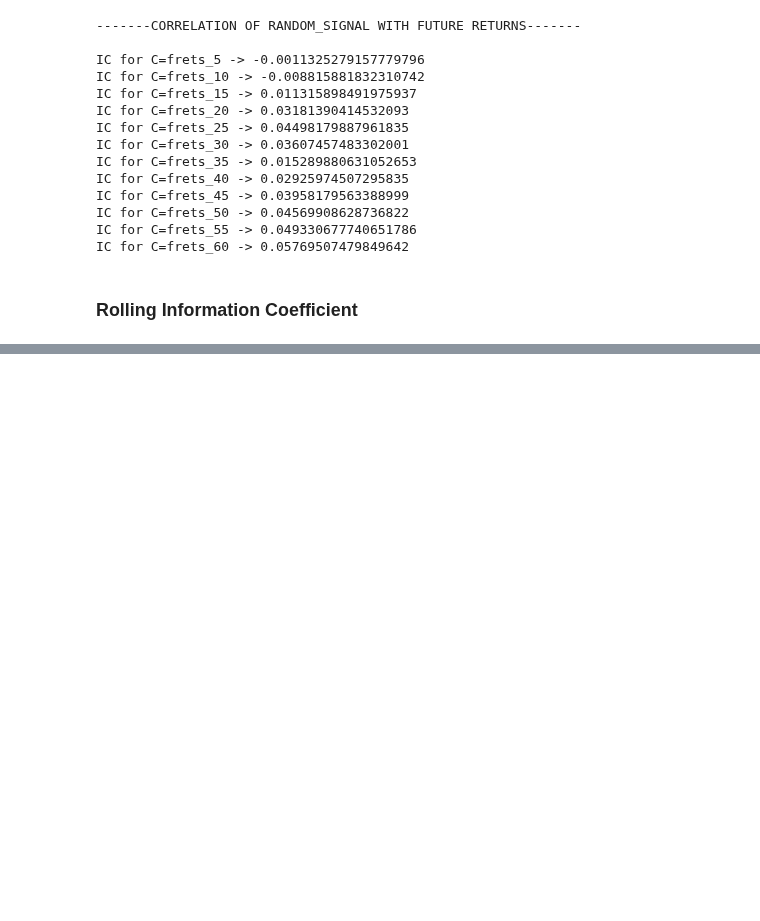
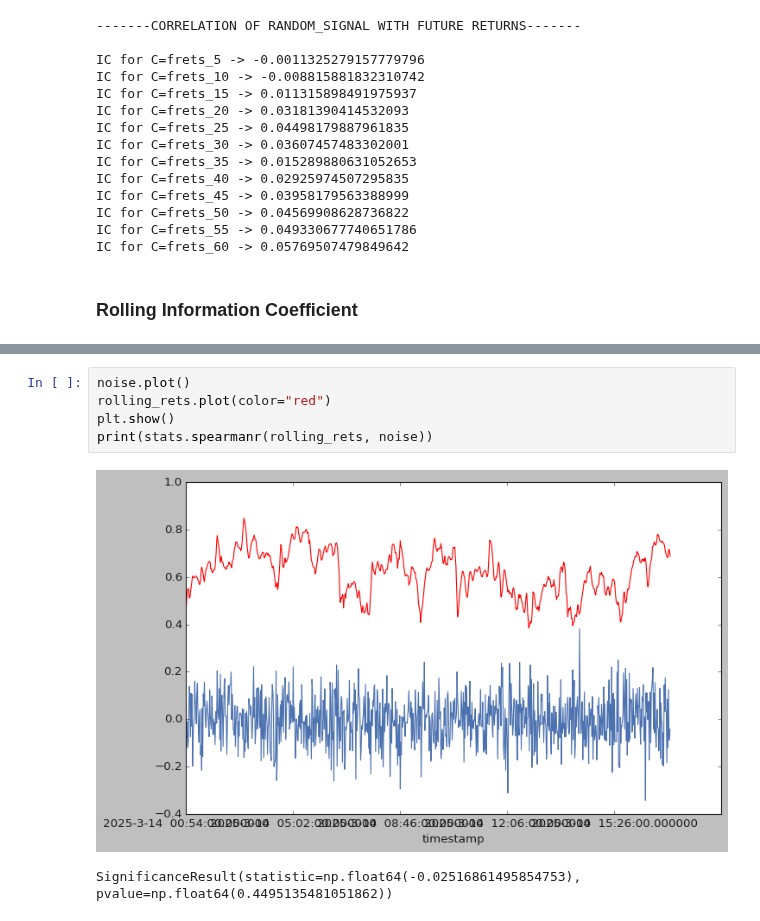
Before and after one commit to skalaydzhiyski/phitech-research, a Jupyter notebook: notebooks/ml4t-chapter4.ipynb, the cells around one changed output, grey strips where cells are left out. Saved outputs shown, nothing was run; the diff lists cells and outputs as text; blank space fills up the shorter version.

```diff
--- a/notebooks/ml4t-chapter4.ipynb
+++ b/notebooks/ml4t-chapter4.ipynb
@@ -146,0 +152,8 @@ TtestResult(statistic=np.float64(51.47597769921393), pvalue=np.float64(3.1419158
+# %%
+noise.plot()
+rolling_rets.plot(color="red")
+plt.show()
+print(stats.spearmanr(rolling_rets, noise))
+# %% [output]
+[figure, added]
+SignificanceResult(statistic=np.float64(-0.02516861495854753), pvalue=np.float64(0.4495135481051862))
```
Also changed, not shown: parts of 3 cells of this notebook.
